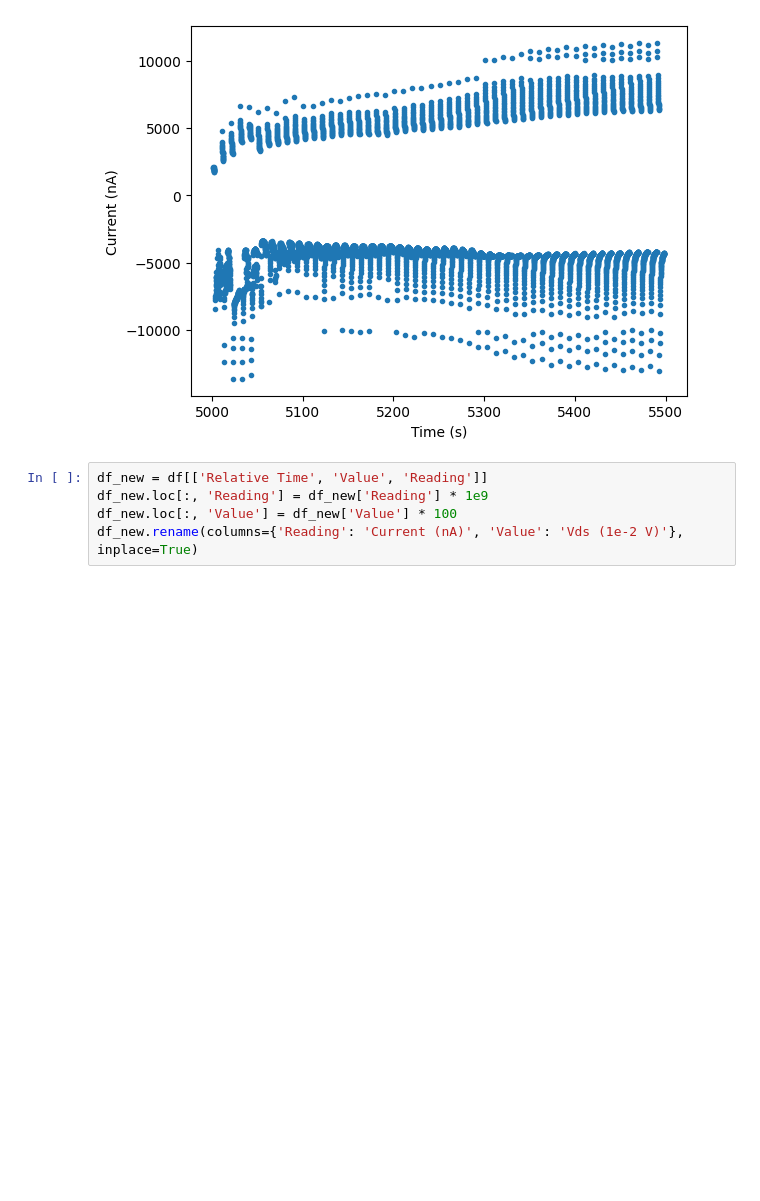
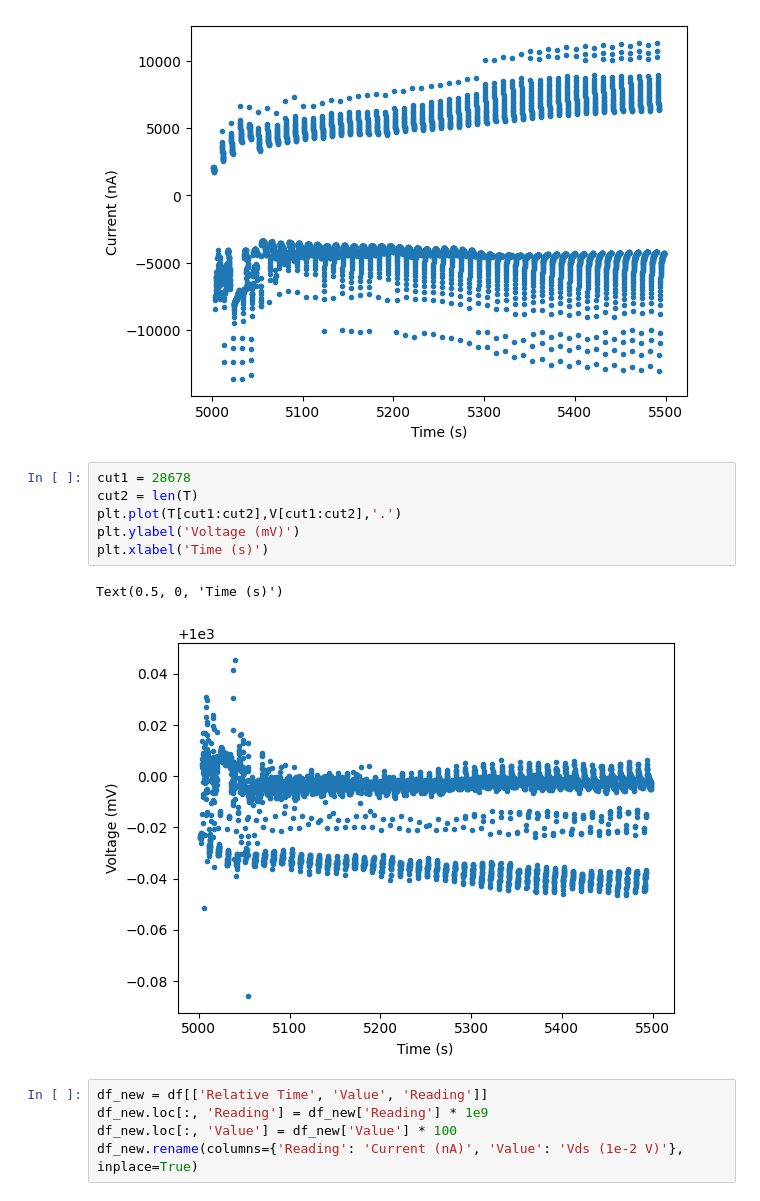
Before and after one commit to beepmo/gator, a Jupyter notebook: data/06-20/litao3_gating.ipynb, the cells around one changed output. Cells and saved outputs as stored; diff of their text form; blank space fills up the shorter version.

```diff
--- a/data/06-20/litao3_gating.ipynb
+++ b/data/06-20/litao3_gating.ipynb
@@ -163,6 +162,15 @@ plt.xlabel('Time (s)')
 # %% [output]
 Text(0.5, 0, 'Time (s)')
 [figure]
+# %%
+cut1 = 28678
+cut2 = len(T)
+plt.plot(T[cut1:cut2],V[cut1:cut2],'.')
+plt.ylabel('Voltage (mV)')
+plt.xlabel('Time (s)')
+# %% [output]
+Text(0.5, 0, 'Time (s)')
+[figure, added]
 # %%
 df_new = df[['Relative Time', 'Value', 'Reading']]
 df_new.loc[:, 'Reading'] = df_new['Reading'] * 1e9
```
Also changed, not shown: parts of 4 cells of this notebook.
